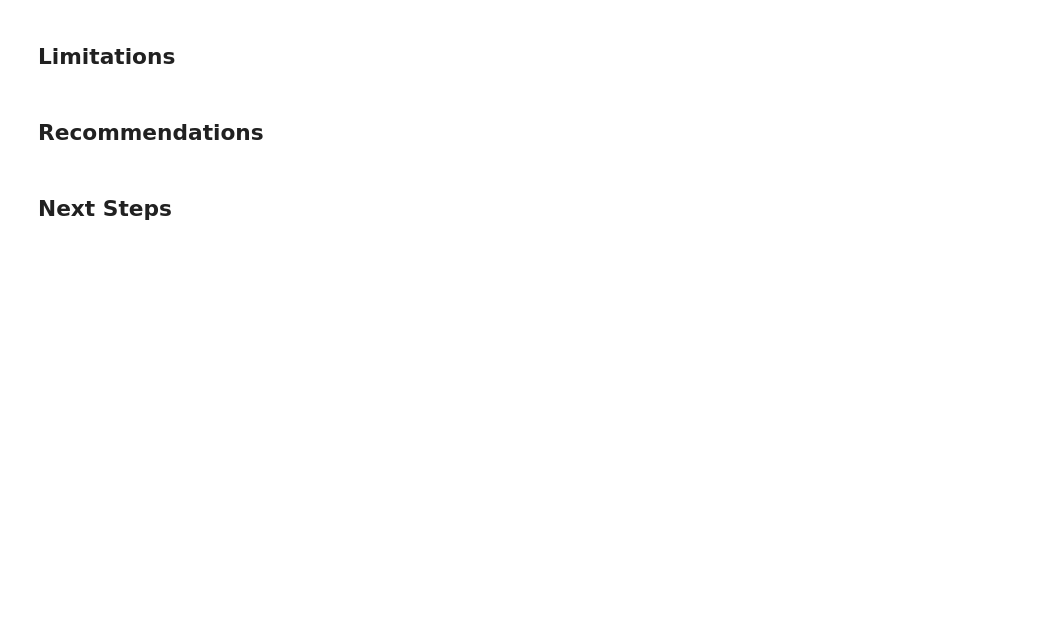
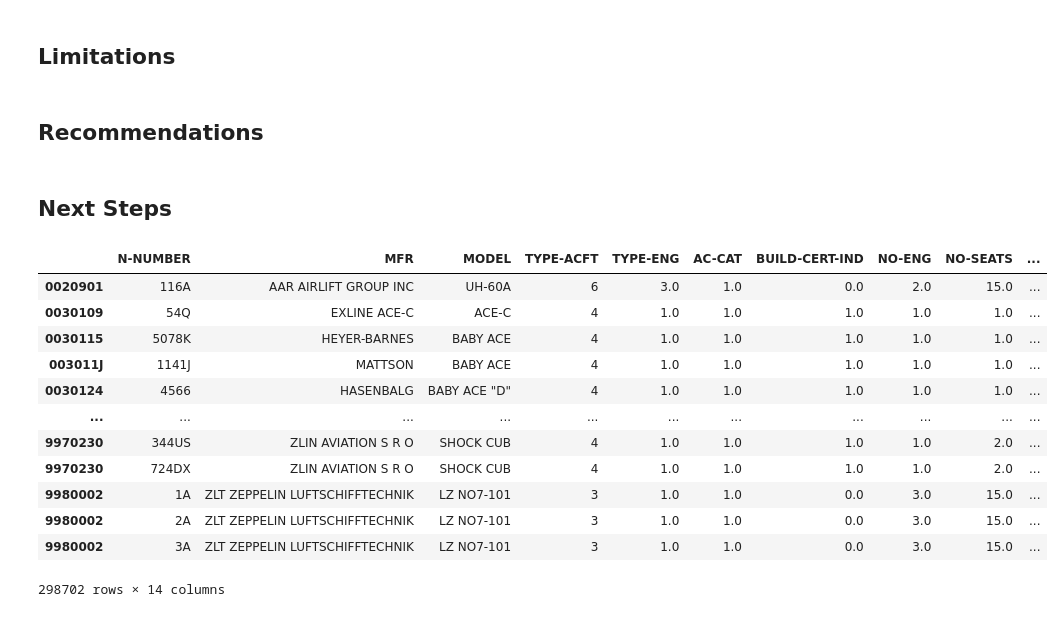
Before and after one commit to MattLeRoi/Aircraft_Safety, a Jupyter notebook: Aircraft safety.ipynb, the cells around one changed output. Saved outputs shown, nothing was run; the diff lists cells and outputs as text; code cells hidden in the pictures; blank space fills up the shorter version.

```diff
--- a/Aircraft safety.ipynb
+++ b/Aircraft safety.ipynb
@@ -363,3 +356,19 @@ plt.show()
 ## Recommendations
 # %% [markdown]
 ## Next Steps
+# %%
+master
+# %% [output]
+|  | N-NUMBER | MFR | MODEL | TYPE-ACFT | TYPE-ENG | AC-CAT | BUILD-CERT-IND | NO-ENG | NO-SEATS | ... |
+| 0020901 | 116A | AAR AIRLIFT GROUP INC | UH-60A | 6 | 3.0 | 1.0 | 0.0 | 2.0 | 15.0 | ... |
+| 0030109 | 54Q | EXLINE ACE-C | ACE-C | 4 | 1.0 | 1.0 | 1.0 | 1.0 | 1.0 | ... |
+| 0030115 | 5078K | HEYER-BARNES | BABY ACE | 4 | 1.0 | 1.0 | 1.0 | 1.0 | 1.0 | ... |
+| 003011J | 1141J | MATTSON | BABY ACE | 4 | 1.0 | 1.0 | 1.0 | 1.0 | 1.0 | ... |
+| 0030124 | 4566 | HASENBALG | BABY ACE "D" | 4 | 1.0 | 1.0 | 1.0 | 1.0 | 1.0 | ... |
+| ... | ... | ... | ... | ... | ... | ... | ... | ... | ... | ... |
+| 9970230 | 344US | ZLIN AVIATION S R O | SHOCK CUB | 4 | 1.0 | 1.0 | 1.0 | 1.0 | 2.0 | ... |
+| 9970230 | 724DX | ZLIN AVIATION S R O | SHOCK CUB | 4 | 1.0 | 1.0 | 1.0 | 1.0 | 2.0 | ... |
+| 9980002 | 1A | ZLT ZEPPELIN LUFTSCHIFFTECHNIK | LZ NO7-101 | 3 | 1.0 | 1.0 | 0.0 | 3.0 | 15.0 | ... |
+| 9980002 | 2A | ZLT ZEPPELIN LUFTSCHIFFTECHNIK | LZ NO7-101 | 3 | 1.0 | 1.0 | 0.0 | 3.0 | 15.0 | ... |
+| 9980002 | 3A | ZLT ZEPPELIN LUFTSCHIFFTECHNIK | LZ NO7-101 | 3 | 1.0 | 1.0 | 0.0 | 3.0 | 15.0 | ... |
+298702 rows × 14 columns
```
Also changed, not shown: parts of 2 cells of this notebook.
